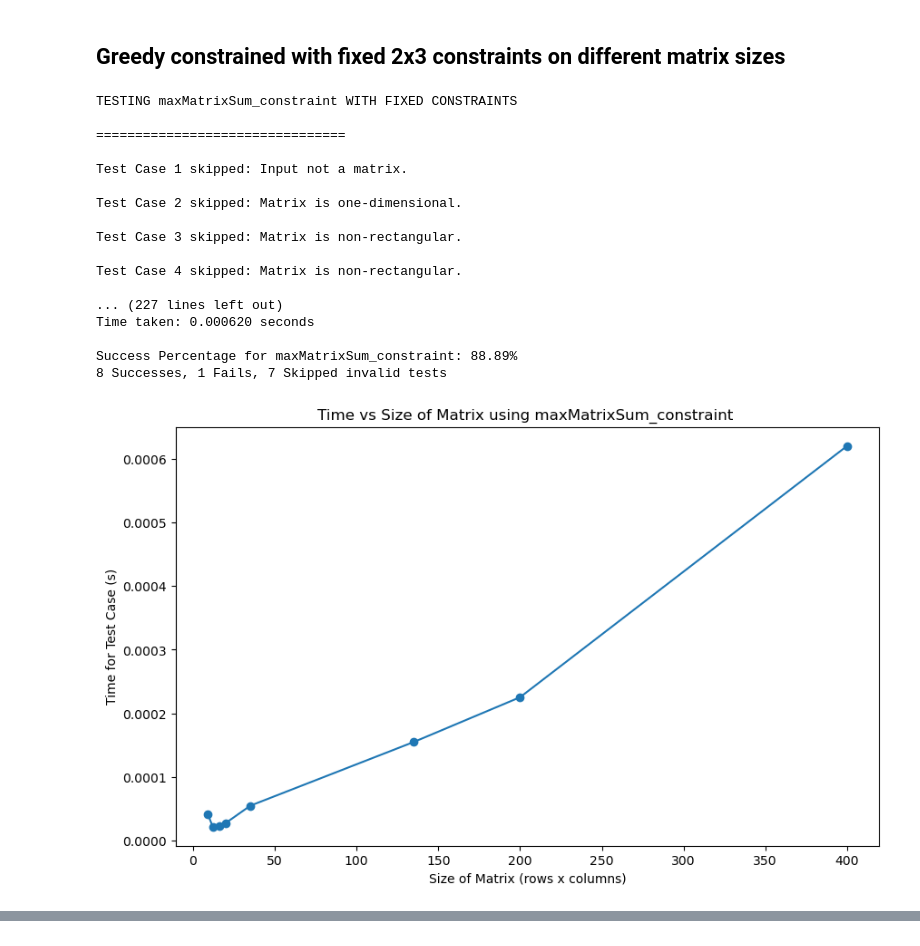
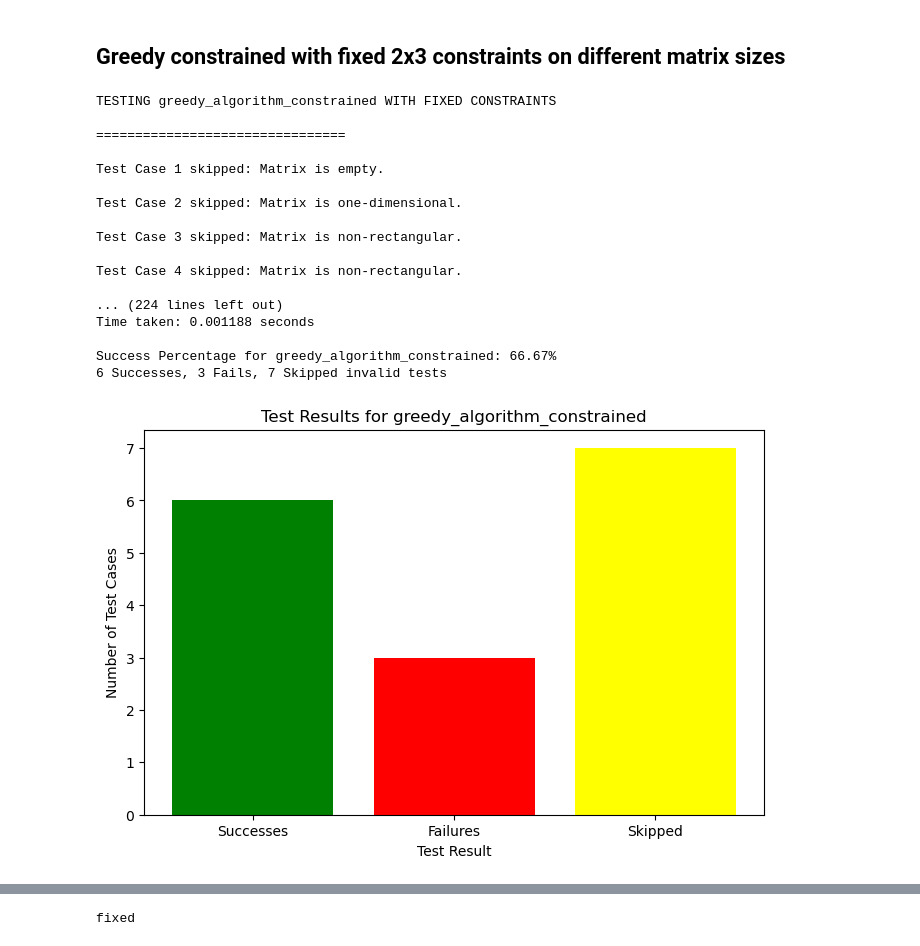
Before and after one commit to Amrithya/Advanced-Algorithm-Project-2023-2024, a Jupyter notebook: main_amgad.ipynb, the cells around one changed output, grey strips where cells are left out. Drawn from its saved outputs; the diff is of its cells as text; code cells hidden in the pictures.

```diff
--- a/main_amgad.ipynb
+++ b/main_amgad.ipynb
@@ -17,8 +17,8 @@ test_algorithm_instance = TestAlgorithm()
 # Test of the brute force non constrained
 # %%
 algorithm_name = "Brute Force non Constrained algorithm"
-size_time, success, fail = test_algorithm_instance.run_algorithm_tests(brute_force_non_constrained,algorithm_name)
-plot_time_vs_size(size_time,algorithm_name)
+test_results = test_algorithm_instance.run_algorithm_tests(brute_force_non_constrained,algorithm_name)
+create_test_result_plots(test_results,algorithm_name)
 # %% [output]
 TESTING Brute Force non Constrained algorithm WITHOUT CONSTRAINTS
 
@@ -42,8 +44,8 @@ Success Percentage for Brute Force non Constrained algorithm: 100.00%
 # Test of the greedy algorithm non constrained
 # %%
 algorithm_name = "Greedy non Constrained algorithm"
-size_time, success, fail = test_algorithm_instance.run_algorithm_tests(greedy_algorithm_non_constrained, "Greedy algorithm non constrained")
-plot_time_vs_size(size_time,algorithm_name)
+test_results= test_algorithm_instance.run_algorithm_tests(greedy_algorithm_non_constrained, "Greedy algorithm non constrained")
+create_test_result_plots(test_results,algorithm_name)
 # %% [output]
 TESTING Greedy algorithm non constrained WITHOUT CONSTRAINTS
 
@@ -67,8 +71,8 @@ Success Percentage for Greedy algorithm non constrained: 100.00%
 ## Greedy constrained with variable constraints
 # %%
 algorithm_name = "maxMatrixSum_constraint"
-size_time, success, fail = test_algorithm_instance.run_algorithm_tests(maxMatrixSum_constraint, algorithm_name,constrained_type='variable')
-plot_time_vs_size(size_time,algorithm_name)
+test_results= test_algorithm_instance.run_algorithm_tests(greedy_algorithm_constrained, algorithm_name,constrained_type='variable')
+create_test_result_plots(test_results,algorithm_name)
 # %% [output]
 TESTING maxMatrixSum_constraint WITH VARIABLE CONSTRAINTS
 
@@ -91,25 +97,26 @@ Success Percentage for maxMatrixSum_constraint: 100.00%
 # %% [markdown]
 ## Greedy constrained with fixed 2x3 constraints on different matrix sizes
 # %%
-algorithm_name = "maxMatrixSum_constraint"
-size_time, success, fail = test_algorithm_instance.run_algorithm_tests(maxMatrixSum_constraint, algorithm_name,constrained_type='fixed')
-plot_time_vs_size(size_time,algorithm_name)
+algorithm_name = "greedy_algorithm_constrained"
+test_results = test_algorithm_instance.run_algorithm_tests(greedy_algorithm_constrained, algorithm_name,constrained_type='fixed')
+create_test_result_plots(test_results,algorithm_name)
+print(test_results['constraints_type'])
 # %% [output]
-TESTING maxMatrixSum_constraint WITH FIXED CONSTRAINTS
+TESTING greedy_algorithm_constrained WITH FIXED CONSTRAINTS
 
 ================================
 
-Test Case 1 skipped: Input not a matrix.
+Test Case 1 skipped: Matrix is empty.
 
 Test Case 2 skipped: Matrix is one-dimensional.
 
 Test Case 3 skipped: Matrix is non-rectangular.
 
 Test Case 4 skipped: Matrix is non-rectangular.
 
-... (227 lines left out)
-Time taken: 0.000620 seconds
+... (224 lines left out)
+Time taken: 0.001188 seconds
 
-Success Percentage for maxMatrixSum_constraint: 88.89%
-8 Successes, 1 Fails, 7 Skipped invalid tests
+Success Percentage for greedy_algorithm_constrained: 66.67%
+6 Successes, 3 Fails, 7 Skipped invalid tests
-[figure, old version]
+[figure, new version]
@@ -116,3 +125,4 @@ Success Percentage for maxMatrixSum_constraint: 88.89%
+fixed
 # %%
 
 
```
Also changed, not shown: parts of 5 cells of this notebook, 2 other files.
